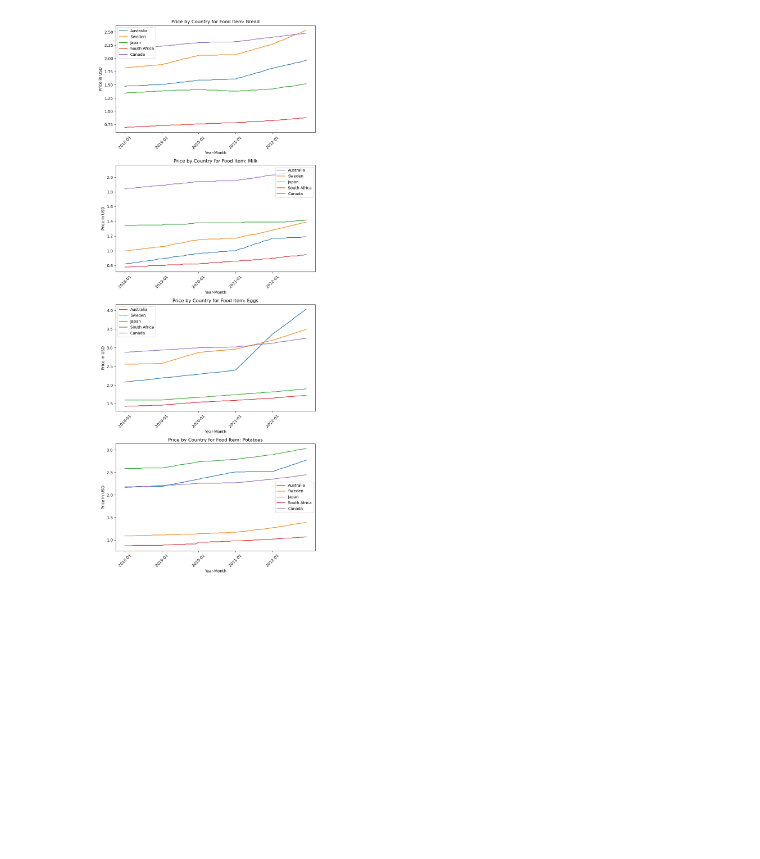
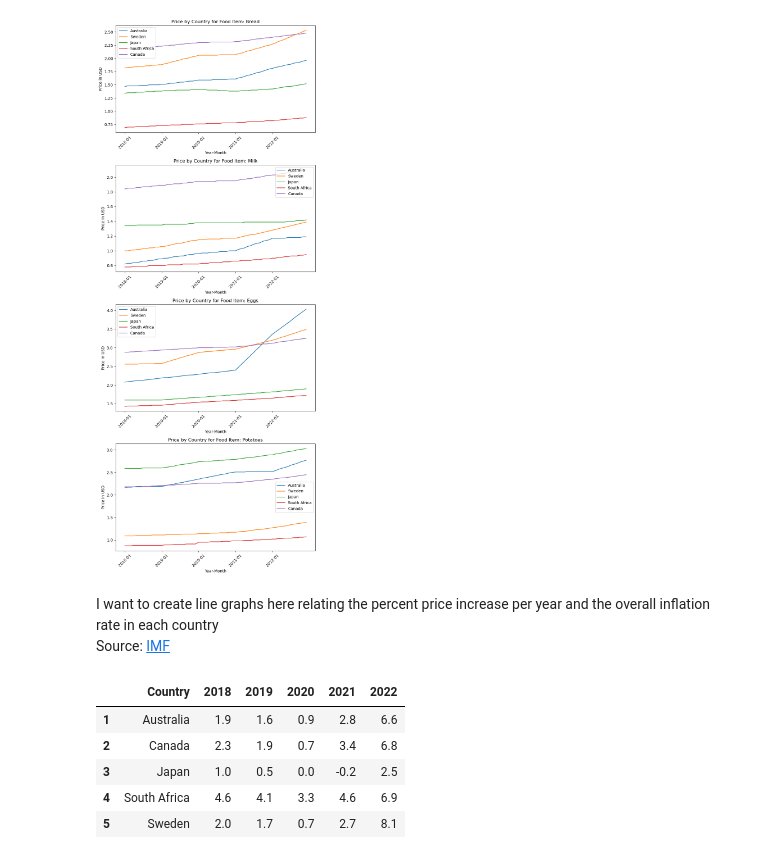
Before and after one commit to wtoth/MSEC-Bootcamp-Kaggle, a Jupyter notebook: msec-bootcamp-kaggle.ipynb, the cells around one changed output. Drawn from its saved outputs; the diff is of its cells as text; code cells hidden in the pictures; blank space fills up the shorter version.

Commit message:
Added Inflation Data - Still work in progress

```diff
--- a/msec-bootcamp-kaggle.ipynb
+++ b/msec-bootcamp-kaggle.ipynb
@@ -134,3 +140,20 @@ plt.tight_layout()
 plt.show()
 # %% [output]
 [figure]
+# %% [markdown]
+I want to create line graphs here relating the percent price increase per year and the overall inflation rate in each country<br/>
+Source: [IMF](https://www.imf.org/external/datamapper/PCPIPCH@WEO/WEOWORLD/AUS/ZAF/JPN/SWE/CAN)
+# %%
+#Import Inflation data by country
+inflation_data = pd.read_csv("/kaggle/input/inflation-data/inflation_data.csv")
+inflation_data.drop(0, axis=0, inplace=True)
+inflation_data.rename(columns={"Inflation rate, average consumer prices (Annual percent change)":"Country"}, inplace=True)
+inflation_data = inflation_data[["Country", "2018", "2019", "2020","2021","2022"]]
+inflation_data.head()
+# %% [output]
+|  | Country | 2018 | 2019 | 2020 | 2021 | 2022 |
+| 1 | Australia | 1.9 | 1.6 | 0.9 | 2.8 | 6.6 |
+| 2 | Canada | 2.3 | 1.9 | 0.7 | 3.4 | 6.8 |
+| 3 | Japan | 1.0 | 0.5 | 0.0 | -0.2 | 2.5 |
+| 4 | South Africa | 4.6 | 4.1 | 3.3 | 4.6 | 6.9 |
+| 5 | Sweden | 2.0 | 1.7 | 0.7 | 2.7 | 8.1 |
```
Also changed, not shown: parts of 3 cells of this notebook.
